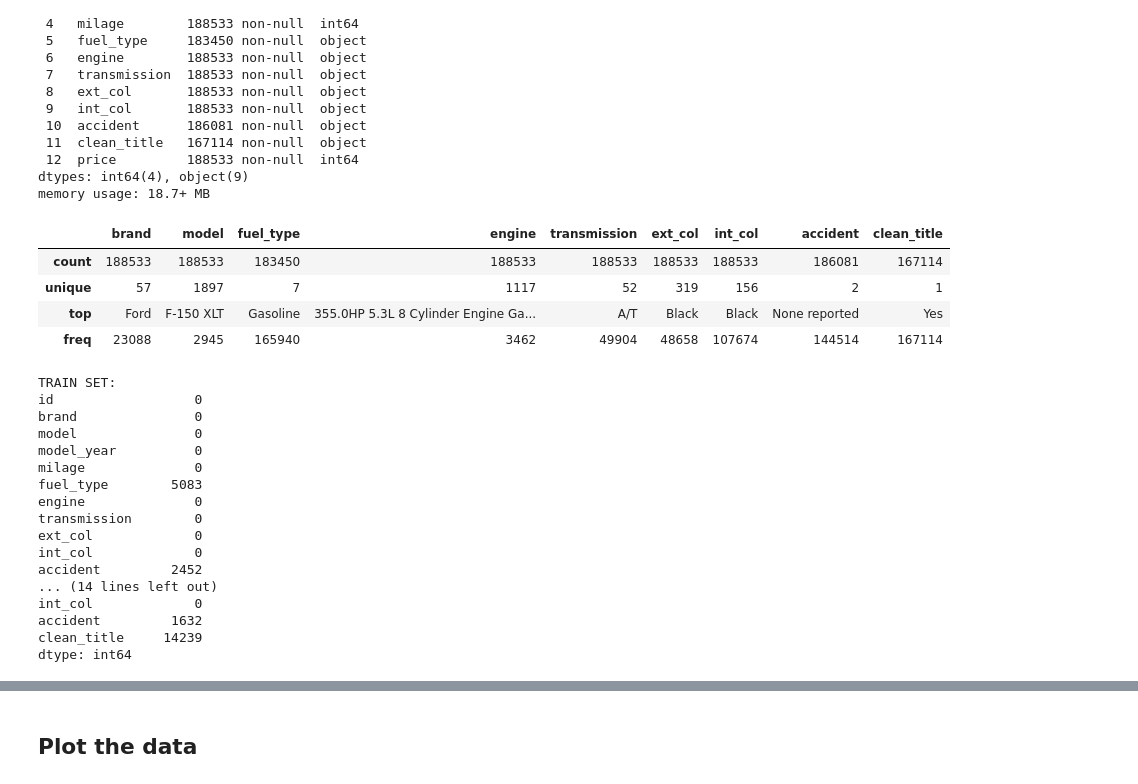
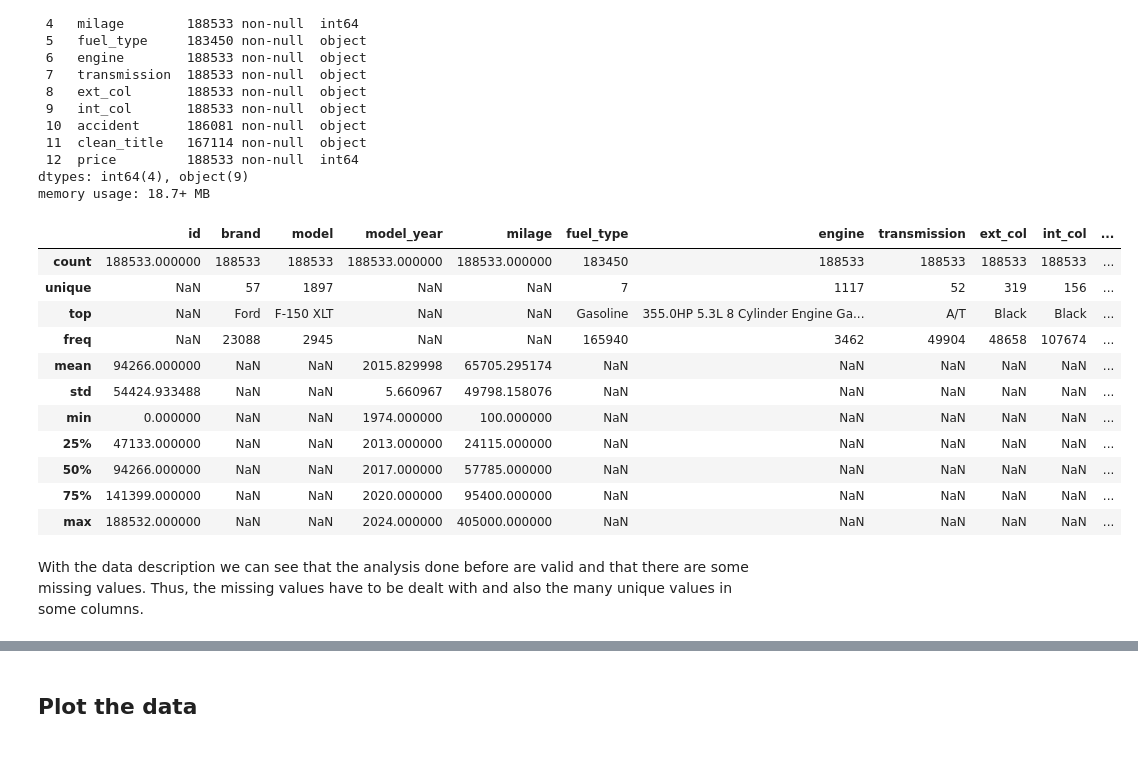
Before and after one commit to tancredibosi/bosi-Regression_Used_Cars_Price, a Jupyter notebook: bosi_car_prices.ipynb, the cells around one changed output, grey strips where cells are left out. Drawn from its saved outputs; the diff is of its cells as text; code cells hidden in the pictures; blank space fills up the shorter version.

```diff
--- a/bosi_car_prices.ipynb
+++ b/bosi_car_prices.ipynb
@@ -56,33 +64,19 @@ Data columns (total 13 columns):
 dtypes: int64(4), object(9)
 memory usage: 18.7+ MB
 # %%
-data.describe(include='object')
+data.describe(include='all')
 # %% [output]
-|  | brand | model | fuel_type | engine | transmission | ext_col | int_col | accident | clean_title |
-| count | 188533 | 188533 | 183450 | 188533 | 188533 | 188533 | 188533 | 186081 | 167114 |
-| unique | 57 | 1897 | 7 | 1117 | 52 | 319 | 156 | 2 | 1 |
-| top | Ford | F-150 XLT | Gasoline | 355.0HP 5.3L 8 Cylinder Engine Ga... | A/T | Black | Black | None reported | Yes |
-| freq | 23088 | 2945 | 165940 | 3462 | 49904 | 48658 | 107674 | 144514 | 167114 |
+|  | id | brand | model | model_year | milage | fuel_type | engine | transmission | ext_col | int_col | ... |
+| count | 188533.000000 | 188533 | 188533 | 188533.000000 | 188533.000000 | 183450 | 188533 | 188533 | 188533 | 188533 | ... |
+| unique | NaN | 57 | 1897 | NaN | NaN | 7 | 1117 | 52 | 319 | 156 | ... |
+| top | NaN | Ford | F-150 XLT | NaN | NaN | Gasoline | 355.0HP 5.3L 8 Cylinder Engine Ga... | A/T | Black | Black | ... |
+| freq | NaN | 23088 | 2945 | NaN | NaN | 165940 | 3462 | 49904 | 48658 | 107674 | ... |
+| mean | 94266.000000 | NaN | NaN | 2015.829998 | 65705.295174 | NaN | NaN | NaN | NaN | NaN | ... |
+| std | 54424.933488 | NaN | NaN | 5.660967 | 49798.158076 | NaN | NaN | NaN | NaN | NaN | ... |
+| min | 0.000000 | NaN | NaN | 1974.000000 | 100.000000 | NaN | NaN | NaN | NaN | NaN | ... |
+| 25% | 47133.000000 | NaN | NaN | 2013.000000 | 24115.000000 | NaN | NaN | NaN | NaN | NaN | ... |
+| 50% | 94266.000000 | NaN | NaN | 2017.000000 | 57785.000000 | NaN | NaN | NaN | NaN | NaN | ... |
+| 75% | 141399.000000 | NaN | NaN | 2020.000000 | 95400.000000 | NaN | NaN | NaN | NaN | NaN | ... |
+| max | 188532.000000 | NaN | NaN | 2024.000000 | 405000.000000 | NaN | NaN | NaN | NaN | NaN | ... |
-# %%
-print('TRAIN SET:')
-print(data.isnull().sum())
-print('\nTEST SET:')
-print(data_test.isnull().sum())
-# %% [output]
-TRAIN SET:
-id                  0
-brand               0
-model               0
-model_year          0
-milage              0
-fuel_type        5083
-engine              0
-transmission        0
-ext_col             0
-int_col             0
-accident         2452
-... (14 lines left out)
-int_col             0
-accident         1632
-clean_title     14239
-dtype: int64
+# %% [markdown]
+With the data description we can see that the analysis done before are valid and that there are some missing values. Thus, the missing values have to be dealt with and also the many unique values in some columns.
```
Also changed, not shown: parts of 28 cells of this notebook.
